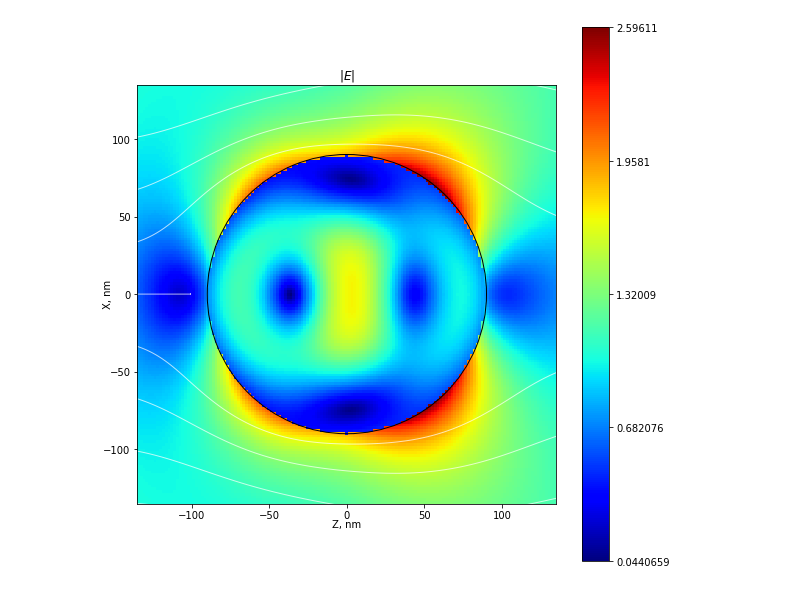
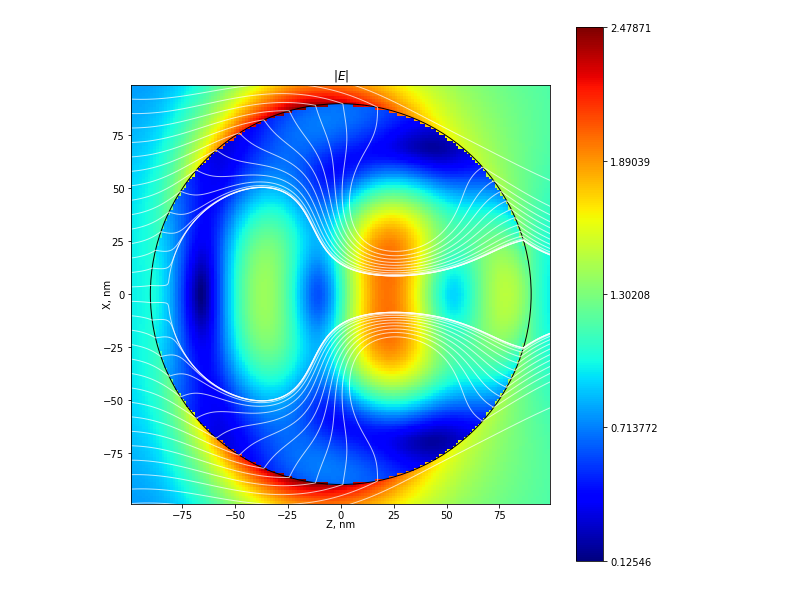
Before and after one commit to BioRyajenka/scattnlay, a Jupyter notebook: examples/Untitled.ipynb, the cells around one changed output. Cells and saved outputs as stored; diff of their text form; code cells hidden in the pictures.

```diff
--- a/examples/Untitled.ipynb
+++ b/examples/Untitled.ipynb
@@ -13,17 +13,16 @@ import scattnlay
 from scattnlay import fieldnlay
 from scattnlay import scattnlay
 # %%
-WL=450 #nm 				# wave length
+WL=456.33 #nm 				# wave length
 core_r = 90.0			# partical radius
 
 x = np.ones((1), dtype = np.float64)
 x[0] = core_r/WL*2.0*np.pi
 
 npts = 151					# plot will be npts x npts
-factor=1.5					# area of plot
+factor=1.1					# area of plot
 
-epsilon = 15.813 		# dielectric permitivity
-index = np.sqrt(epsilon)	# refractive index
+index = 4.615+0.131j	# refractive index
 nm = 1.0						# refractive index of host media
 
 m = np.ones((1), dtype = np.complex128)
@@ -52,7 +51,7 @@ P = np.array(map(lambda n: np.linalg.norm(np.cross(Ec[n], Hc[n])).real, range(0,
 field_to_plot='Eabs'
 WL_units='nm'
 outline_width = 1
-flow_total = 9				# number of powerflow steamlines
+flow_total = 30				# number of powerflow steamlines
 
 fig, ax = plt.subplots(1,1, figsize=(8,8))#, sharey=True, sharex=True)
 fig.tight_layout()
@@ -148 +147 @@ Wall time: 1.54 s
-[figure, old version]
+[figure, new version]
```
Also changed, not shown: parts of 1 cell of this notebook.
